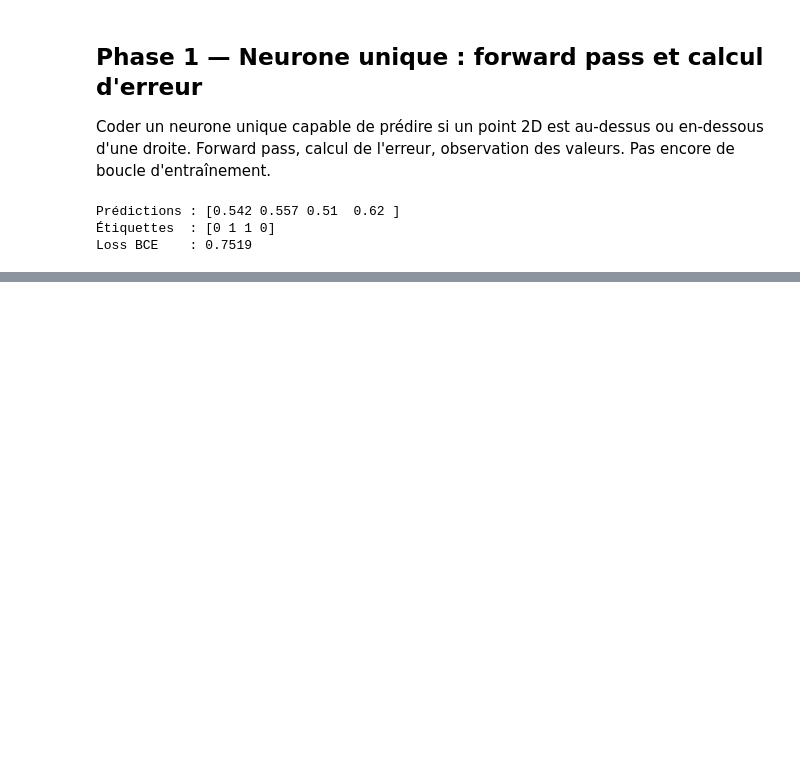
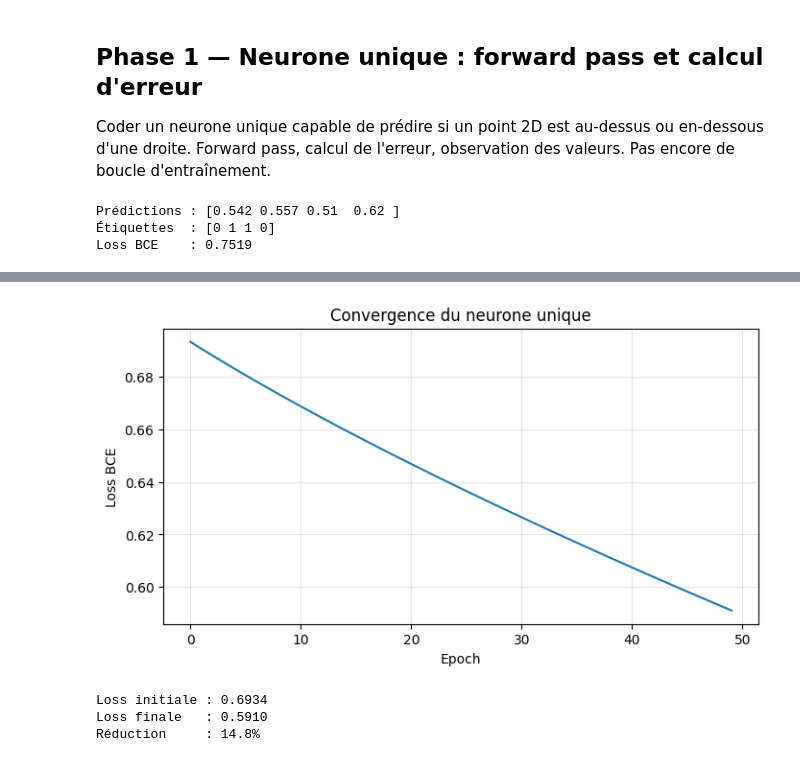
Before and after one commit to Hakim78/deeplearning-j1-pmc-from-scratch-djaalal-hakim, a Jupyter notebook: pmc-from-scratch.ipynb, the cells around one changed output, grey strips where cells are left out. Saved outputs shown, nothing was run; the diff lists cells and outputs as text; code cells hidden in the pictures; blank space fills up the shorter version.

```diff
--- a/pmc-from-scratch.ipynb
+++ b/pmc-from-scratch.ipynb
@@ -46,0 +101,43 @@ Loss BCE    : 0.7519
+# %%
+import matplotlib.pyplot as plt
+
+X = np.array([[0.2, 0.1], [0.8, 0.9], [0.3, 0.7], [0.9, 0.2]])
+y = np.array([0, 1, 1, 0])
+
+np.random.seed(42)
+w = np.random.randn(2) * 0.01
+b = 0.0
+
+learning_rate = 0.1
+n_epochs = 50
+losses = []
+
+for epoch in range(n_epochs):
+    z = np.dot(X, w) + b
+    y_pred = sigmoid(z)
+
+    loss = compute_loss(y, y_pred)
+    losses.append(loss)
+
+    error = y_pred - y
+    dw = np.dot(X.T, error) / len(y)
+    db = np.mean(error)
+
+    w -= learning_rate * dw
+    b -= learning_rate * db
+
+    if epoch % 10 == 0:
+        print(f"Epoch {epoch:3d} | Loss: {loss:.4f} | w: {w.round(3)} | b: {b:.3f}")
+
+plt.figure(figsize=(8, 4))
+plt.plot(losses)
+plt.xlabel("Epoch")
+plt.ylabel("Loss BCE")
+plt.title("Convergence du neurone unique")
+plt.grid(alpha=0.3)
+plt.show()
+
+print(f"\nLoss initiale : {losses[0]:.4f}")
+print(f"Loss finale   : {losses[-1]:.4f}")
+print(f"Réduction     : {(1 - losses[-1]/losses[0])*100:.1f}%")
+# %% [output]
@@ -46,0 +149,4 @@ Loss BCE    : 0.7519
+[figure, added]
+Loss initiale : 0.6934
+Loss finale   : 0.5910
+Réduction     : 14.8%
```
Also changed, not shown: parts of 4 cells of this notebook.
